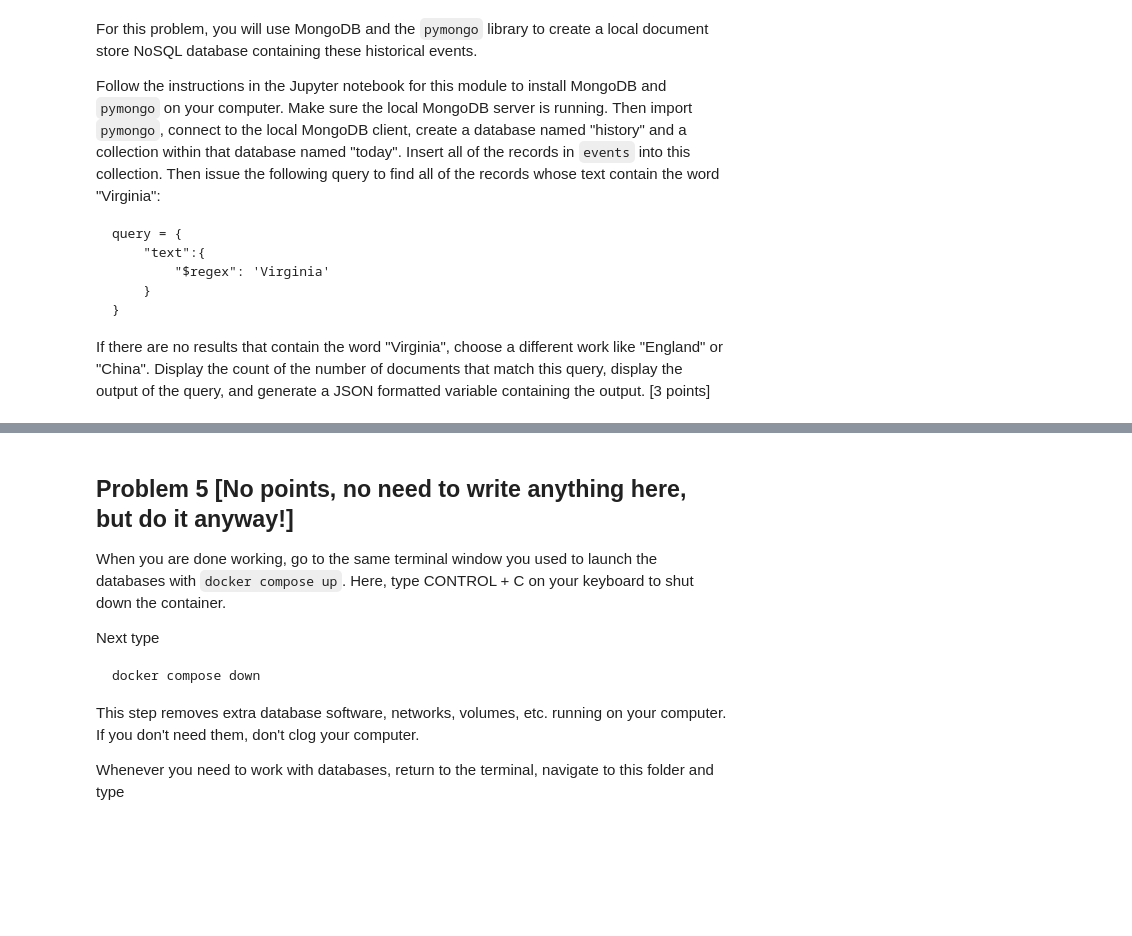
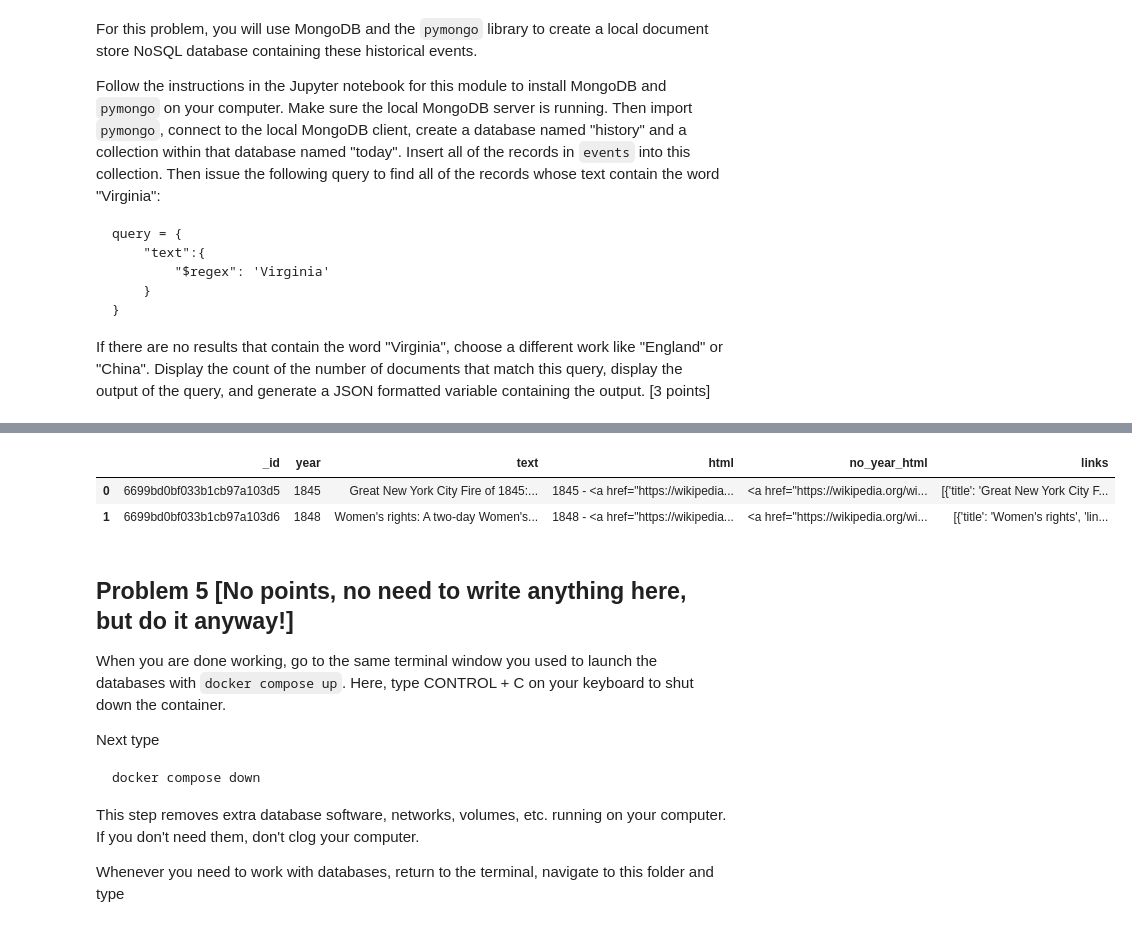
Before and after one commit to leek10/ds6001databases, a Jupyter notebook: Lab6.ipynb, the cells around one changed output, grey strips where cells are left out. Cells and saved outputs as stored; diff of their text form; code cells hidden in the pictures; blank space fills up the shorter version.

```diff
--- a/Lab6.ipynb
+++ b/Lab6.ipynb
@@ -789,5 +783,4 @@ mongo_url = f"mongodb://{mongo_username}:{mongo_password}@{mongo_host}:{mongo_po
 # %%
 # Connect to MongoDB
 client = pymongo.MongoClient(mongo_url)
-db = client["history"]
-collection = db["today"]
+history = client["history"]
@@ -794,2 +792,5 @@ collection = db["today"]
+# %%
+# Connect
+today = history["today"]
 # %%
 # Insert events
@@ -800,10 +801,11 @@ InsertManyResult([ObjectId('66986745b7b048445e50ab8b'), ObjectId('66986745b7b048
 # Find documents
 query = {
     "text":{
-        "$regex": 'Japan'
+        "$regex": 'New York'
     }
 }
 
-results = list(collection.find(query))
-print(len(results))
+
+results = today.find(query)
+today.count_documents(query)
 # %% [output]
@@ -844,0 +821,6 @@ print(json_output)
+# %%
+# JSON formatted variable
+results_text = dumps(today.find(query))
+
+results_records = loads(results_text)
+results_records
@@ -845,3 +847,10 @@ print(json_output)
+# %%
+results_df = pd.DataFrame.from_records(results_records)
+results_df
+# %% [output]
+|  | _id | year | text | html | no_year_html | links |
+| 0 | 6699bd0bf033b1cb97a103d5 | 1845 | Great New York City Fire of 1845:... | 1845 - <a href="https://wikipedia... | <a href="https://wikipedia.org/wi... | [{'title': 'Great New York City F... |
+| 1 | 6699bd0bf033b1cb97a103d6 | 1848 | Women's rights: A two-day Women's... | 1848 - <a href="https://wikipedia... | <a href="https://wikipedia.org/wi... | [{'title': 'Women's rights', 'lin... |
 # %% [markdown]
 ## Problem 5 [No points, no need to write anything here, but do it anyway!]
 When you are done working, go to the same terminal window you used to launch the databases with `docker compose up`. Here, type CONTROL + C on your keyboard to shut down the container.
```
Also changed, not shown: parts of 9 cells of this notebook, 2 other files.
